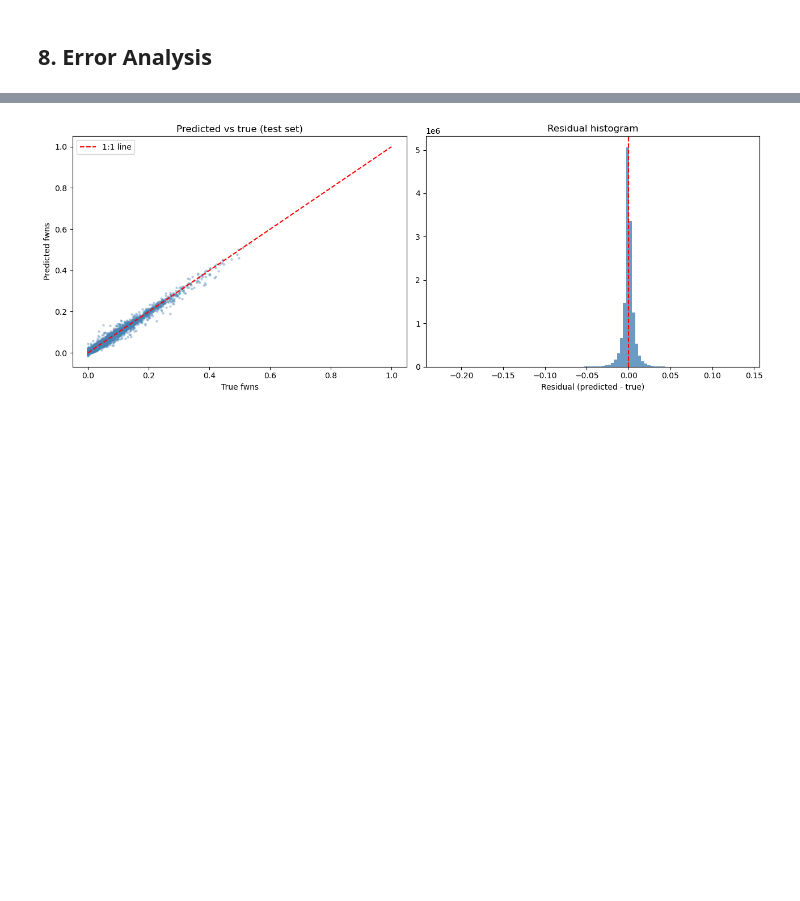
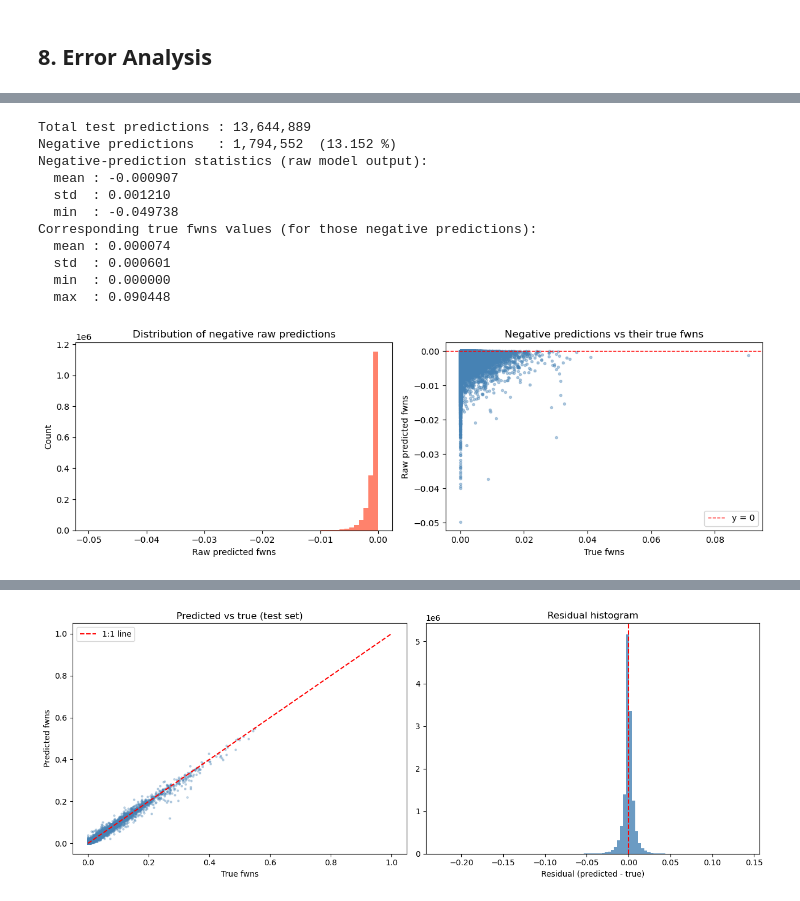
Before and after one commit to marcvem2AED/ML-framework-for-SWF-retrieval, a Jupyter notebook: 3-Model_training.ipynb, the cells around one changed output, grey strips where cells are left out. Saved outputs shown, nothing was run; the diff lists cells and outputs as text; code cells hidden in the pictures; blank space fills up the shorter version.

Commit message:
error analysis upgraded

```diff
--- a/3-Model_training.ipynb
+++ b/3-Model_training.ipynb
@@ -1617,0 +1576,61 @@ Percentage of predictions outside [0,1]:  0.13151825566334766
+# %%
+# Baseline comparison: physics formula vs final_model vs final_model clipped to [0,1]
+X_err_test  = df_model.loc[test_idx, FINAL_FEATURE_SET]
+y_err_true  = y.loc[test_idx]
+y_err_pred  = final_model.predict(X_err_test)
+y_err_clipped = np.clip(y_err_pred, 0, 1)
+
+# Analysis of out-of-range (negative) raw predictions before clipping
+_neg_mask = y_err_pred < 0
+
+n_total = len(y_err_pred)
+n_neg   = int(_neg_mask.sum())
+pct_neg = 100 * n_neg / n_total
+
+print(f'Total test predictions : {n_total:,}')
+print(f'Negative predictions   : {n_neg:,}  ({pct_neg:.3f} %)')
+
+_neg_preds = y_err_pred[_neg_mask]
+_neg_true  = y_err_true.values[_neg_mask]
+
+print('Negative-prediction statistics (raw model output):')
+print(f'  mean : {_neg_preds.mean():.6f}')
+print(f'  std  : {_neg_preds.std():.6f}')
+print(f'  min  : {_neg_preds.min():.6f}')
+
+print('Corresponding true fwns values (for those negative predictions):')
+print(f'  mean : {_neg_true.mean():.6f}')
+print(f'  std  : {_neg_true.std():.6f}')
+print(f'  min  : {_neg_true.min():.6f}')
+print(f'  max  : {_neg_true.max():.6f}')
+
+# Visual comparison: distribution of negative raw preds vs their true values
+fig, axes = plt.subplots(1, 2, figsize=(12, 4))
+
+axes[0].hist(_neg_preds, bins=60, color='tomato', edgecolor='none', alpha=0.8)
+axes[0].set_xlabel('Raw predicted fwns')
+axes[0].set_ylabel('Count')
+axes[0].set_title('Distribution of negative raw predictions')
+
+axes[1].scatter(_neg_true, _neg_preds, alpha=0.4, s=8, color='steelblue')
+axes[1].axhline(0, color='red', linestyle='--', linewidth=1, label='y = 0')
+axes[1].set_xlabel('True fwns')
+axes[1].set_ylabel('Raw predicted fwns')
+axes[1].set_title('Negative predictions vs their true fwns')
+axes[1].legend()
+
+plt.tight_layout()
+plt.show()
+# %% [output]
+Total test predictions : 13,644,889
+Negative predictions   : 1,794,552  (13.152 %)
+Negative-prediction statistics (raw model output):
+  mean : -0.000907
+  std  : 0.001210
+  min  : -0.049738
+Corresponding true fwns values (for those negative predictions):
+  mean : 0.000074
+  std  : 0.000601
+  min  : 0.000000
+  max  : 0.090448
+[figure, added]
```
Also changed, not shown: parts of 11 cells of this notebook, 1 other file.
